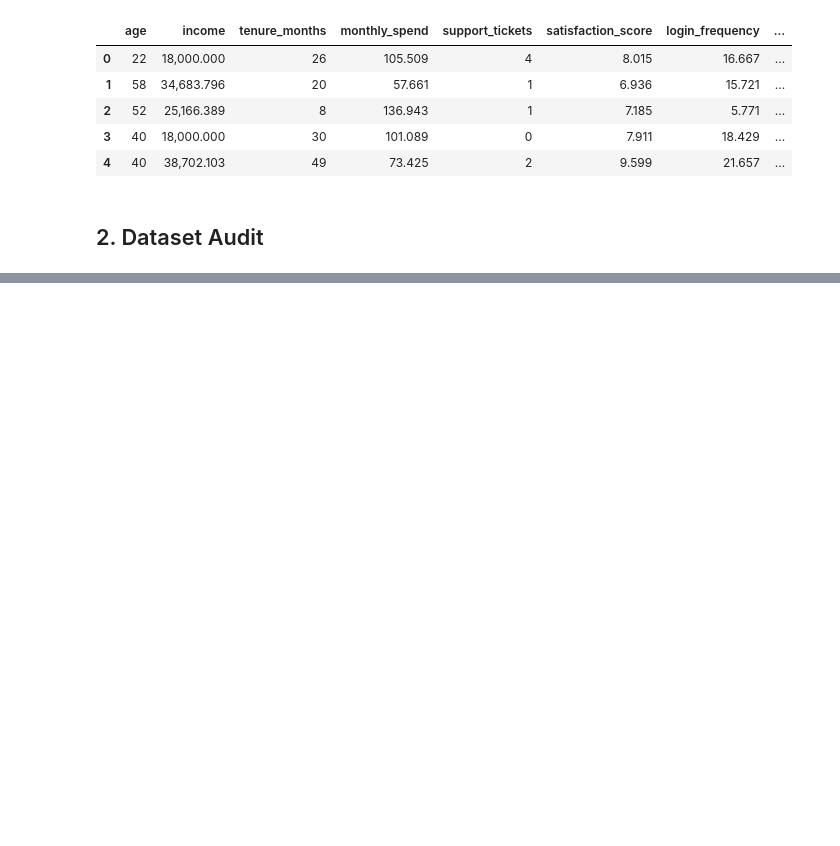
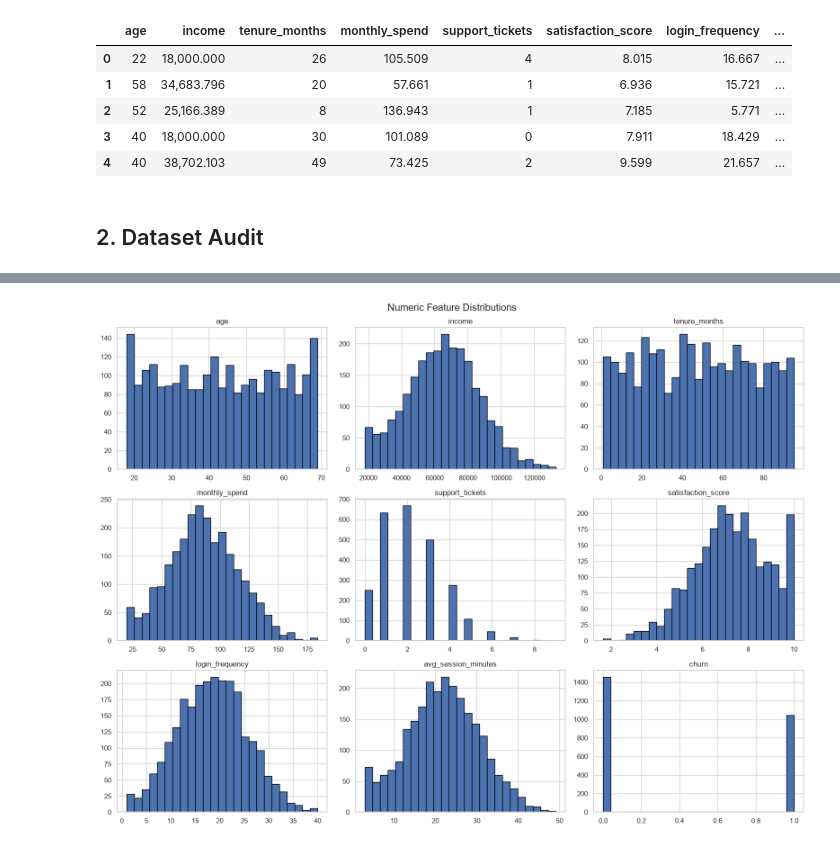
Before and after one commit to Princeg1204/AI_ML_Training, a Jupyter notebook: Jupyter_5/End_to_End_ML_Pipeline.ipynb, the cells around one changed output, grey strips where cells are left out. Saved outputs shown, nothing was run; the diff lists cells and outputs as text; code cells hidden in the pictures; blank space fills up the shorter version.

```diff
--- a/Jupyter_5/End_to_End_ML_Pipeline.ipynb
+++ b/Jupyter_5/End_to_End_ML_Pipeline.ipynb
@@ -273,0 +384,14 @@ memory usage: 309.1 KB
+# %%
+# Histograms for numeric variables
+numeric_cols = df_clean.select_dtypes(include=np.number).columns.tolist()
+
+df_clean[numeric_cols].hist(
+    figsize=(16, 12),
+    bins=25,
+    edgecolor="black"
+)
+plt.suptitle("Numeric Feature Distributions", fontsize=16)
+plt.tight_layout()
+plt.show()
+# %% [output]
+[figure, added]
```
Also changed, not shown: parts of 11 cells of this notebook.
